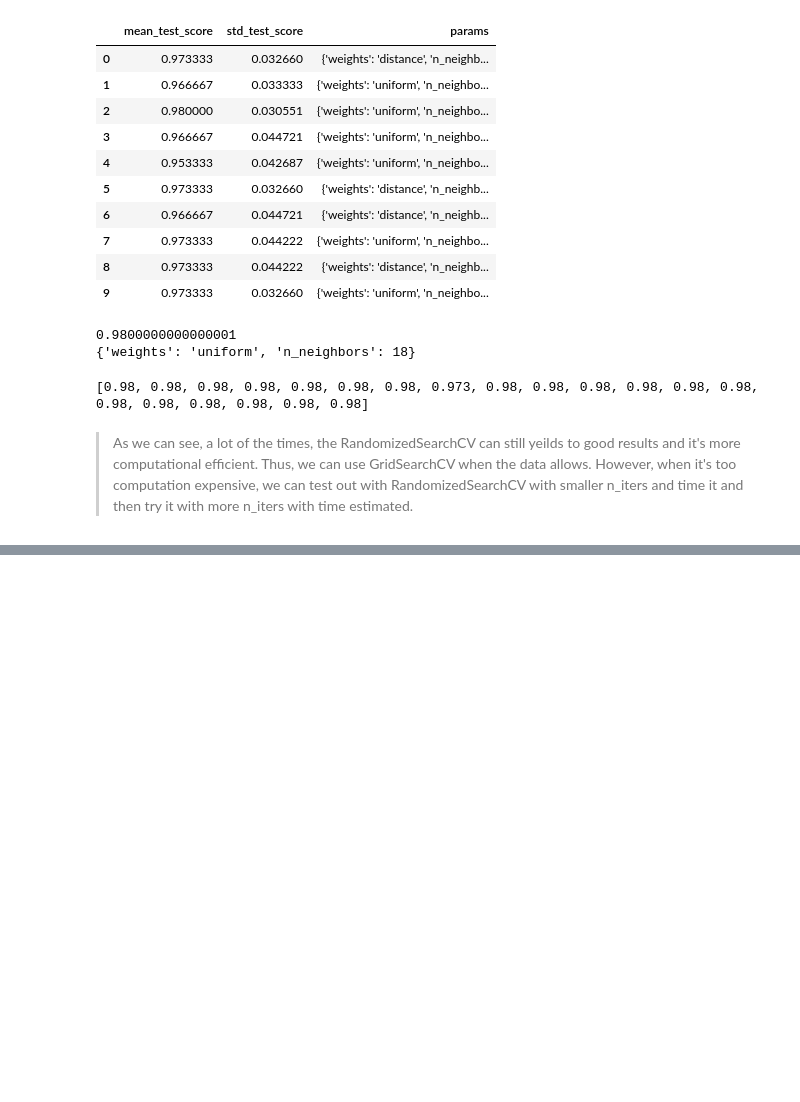
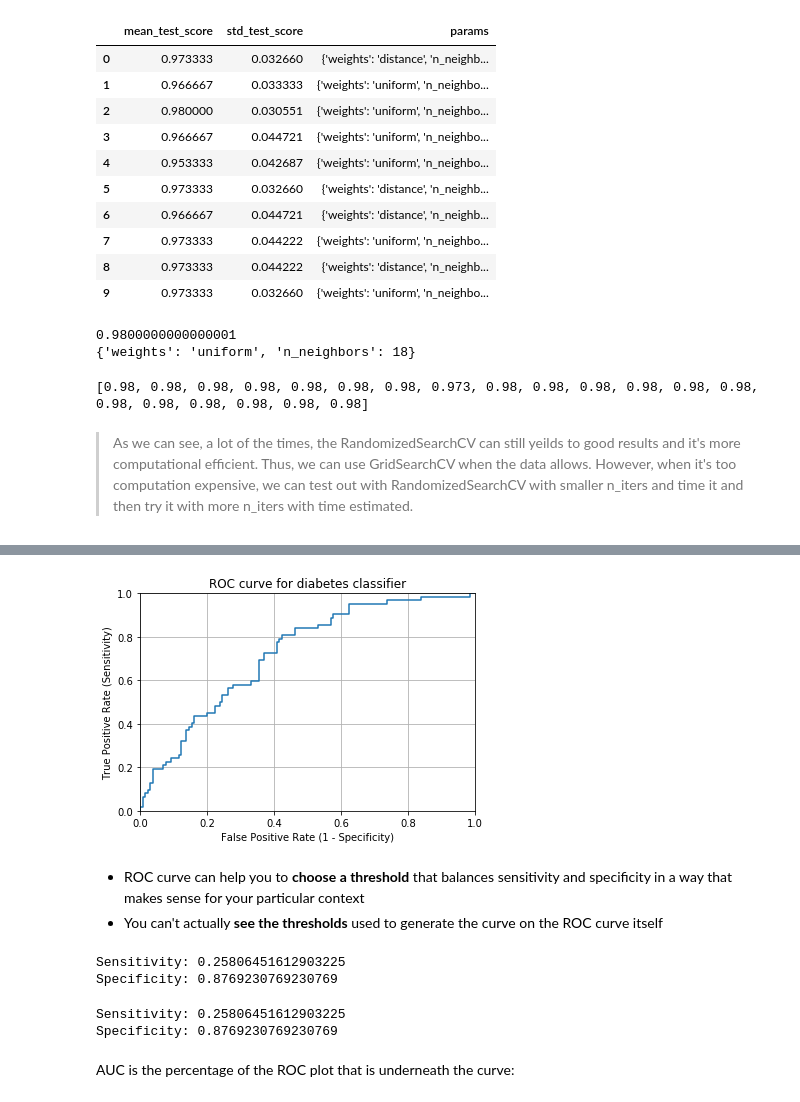
Before and after one commit to sz3g12/Python, a Jupyter notebook: Machine Learning - Data School.ipynb, the cells around one changed output, grey strips where cells are left out. Drawn from its saved outputs; the diff is of its cells as text; code cells hidden in the pictures; blank space fills up the shorter version.

```diff
--- a/Machine Learning - Data School.ipynb
+++ b/Machine Learning - Data School.ipynb
@@ -798,0 +1082,15 @@ print(best_scores)
+# %%
+# IMPORTANT: first argument is true values, second argument is predicted probabilities
+fpr, tpr, thresholds = metrics.roc_curve(y_test, y_pred_prob)
+plt.plot(fpr, tpr)
+plt.xlim([0.0, 1.0])
+plt.ylim([0.0, 1.0])
+plt.title('ROC curve for diabetes classifier')
+plt.xlabel('False Positive Rate (1 - Specificity)')
+plt.ylabel('True Positive Rate (Sensitivity)')
+plt.grid(True)
+# %% [output]
+[figure, added]
+# %% [markdown]
+- ROC curve can help you to **choose a threshold** that balances sensitivity and specificity in a way that makes sense for your particular context
+- You can't actually **see the thresholds** used to generate the curve on the ROC curve itself
@@ -798,0 +1102,12 @@ print(best_scores)
+# %%
+evaluate_threshold(0.5)
+# %% [output]
+Sensitivity: 0.25806451612903225
+Specificity: 0.8769230769230769
+# %%
+evaluate_threshold(0.5)
+# %% [output]
+Sensitivity: 0.25806451612903225
+Specificity: 0.8769230769230769
+# %% [markdown]
+AUC is the percentage of the ROC plot that is underneath the curve:
```
Also changed, not shown: parts of 64 cells of this notebook.
